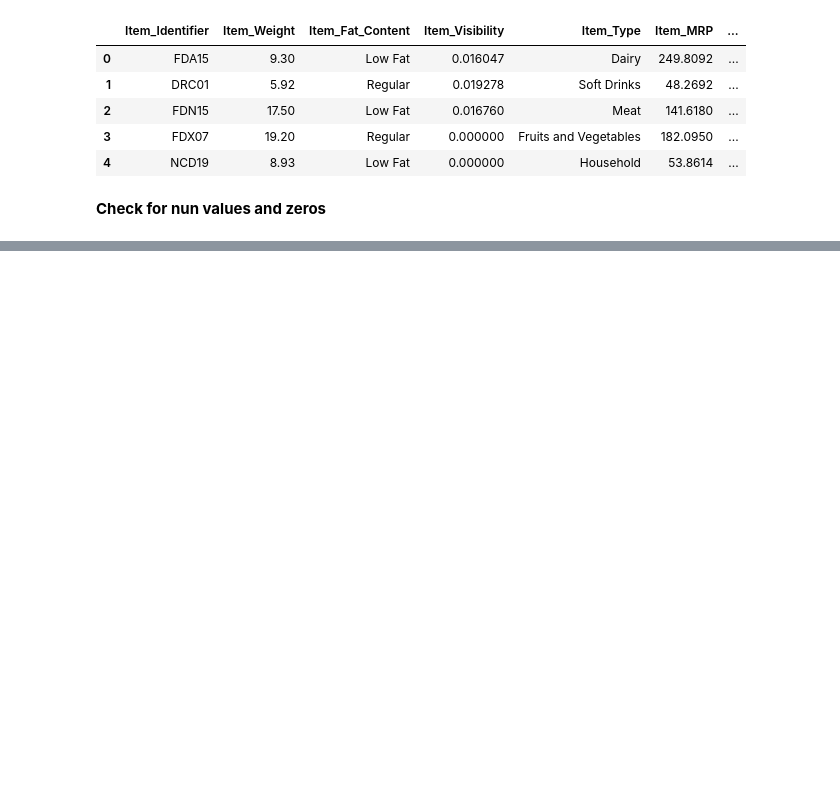
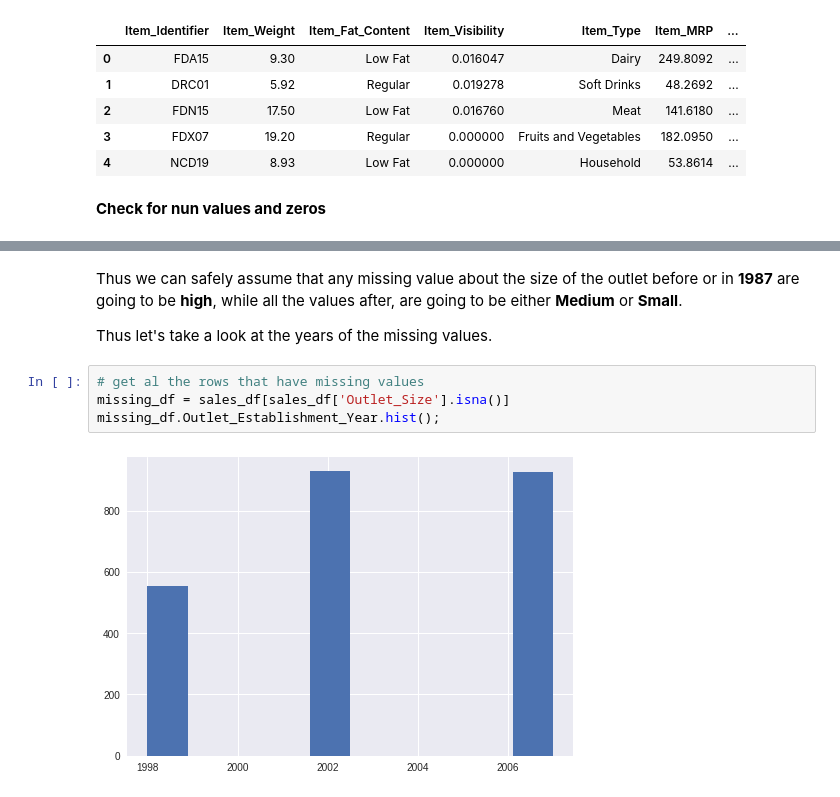
Before and after one commit to GoranTopic/food-sales-predictions, a Jupyter notebook: food_sales_predictions.ipynb, the cells around one changed output, grey strips where cells are left out. Saved outputs shown, nothing was run; the diff lists cells and outputs as text; blank space fills up the shorter version.

```diff
--- a/food_sales_predictions.ipynb
+++ b/food_sales_predictions.ipynb
@@ -32,0 +154,10 @@ super_cool_df[[]]
+# %% [markdown]
+Thus we can safely assume that any missing value about the size of the outlet before or in __1987__ are going to be __high__, while all the values after, are going to be either __Medium__ or __Small__.
+
+Thus let's take a look at the years of the missing values.
+# %%
+# get al the rows that have missing values
+missing_df = sales_df[sales_df['Outlet_Size'].isna()]
+missing_df.Outlet_Establishment_Year.hist();
+# %% [output]
+[figure, added]
```
Also changed, not shown: parts of 26 cells of this notebook.
